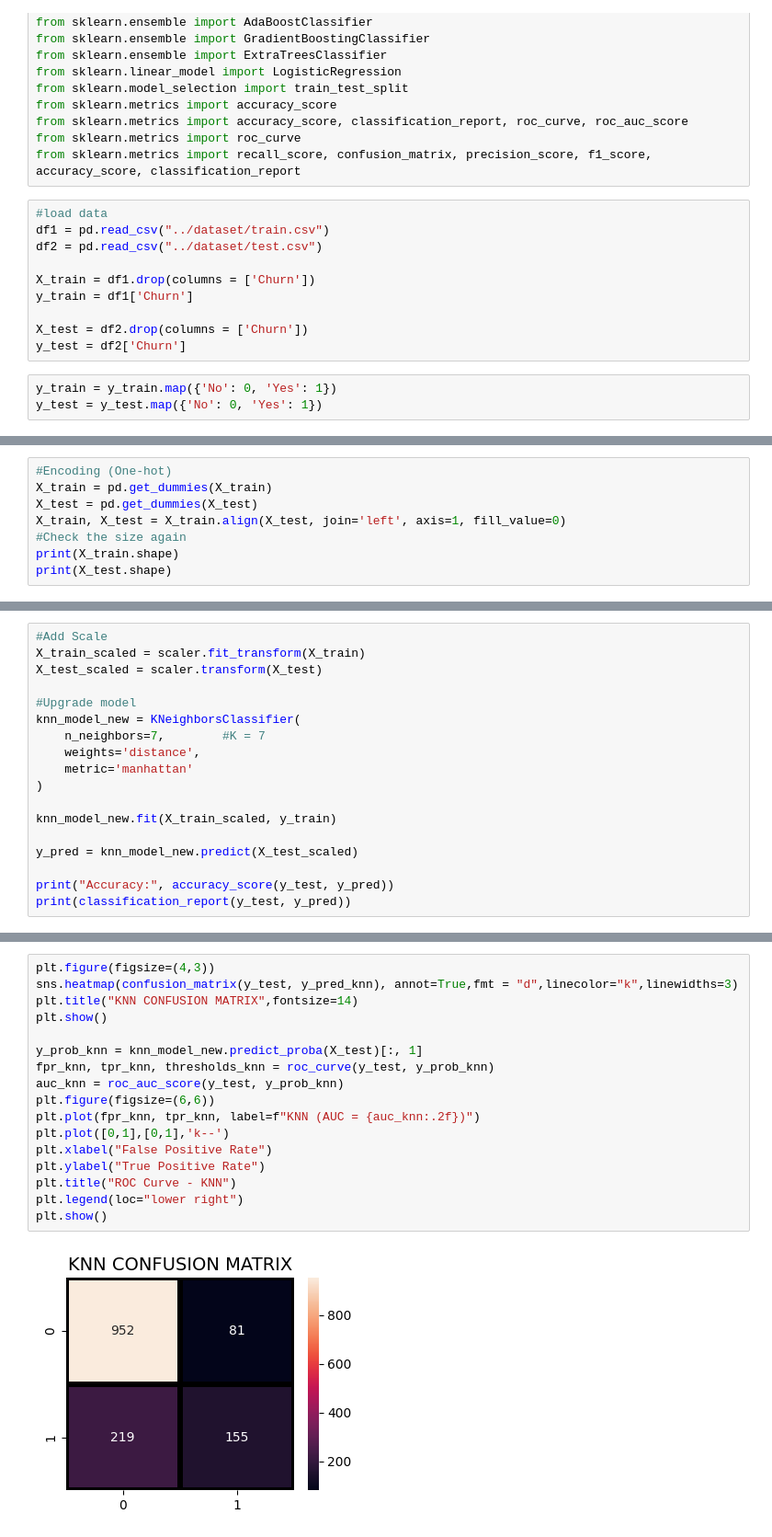
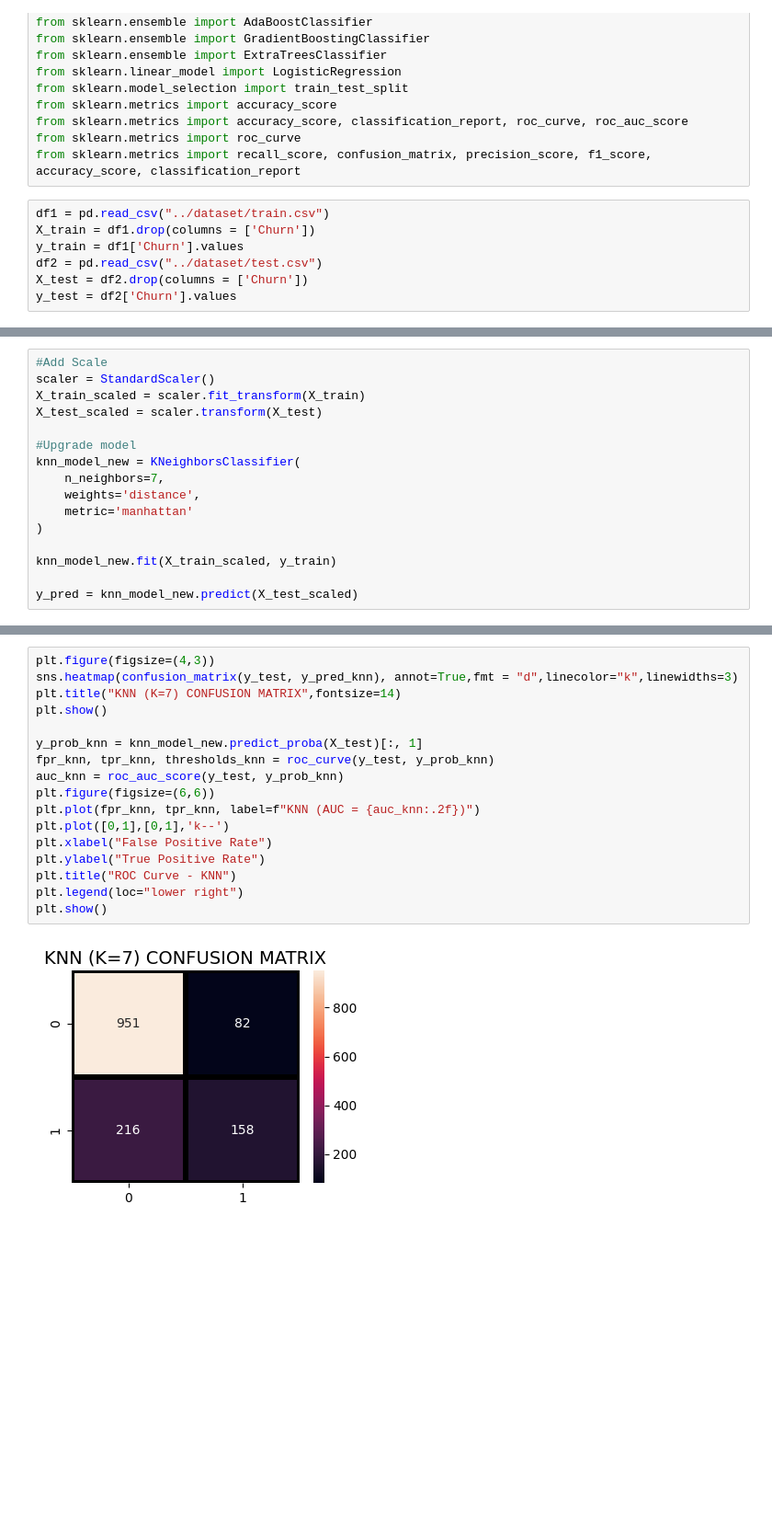
Before and after one commit to ngocmai141106/AI66B_group_9, a Jupyter notebook: code/upgrade_KNN.ipynb, the cells around one changed output, grey strips where cells are left out. Shown at 92% size. Drawn from its saved outputs; the diff is of its cells as text; blank space fills up the shorter version.

```diff
--- a/code/upgrade_KNN.ipynb
+++ b/code/upgrade_KNN.ipynb
@@ -29,15 +29,9 @@ from sklearn.metrics import accuracy_score, classification_report, roc_curve, ro
 from sklearn.metrics import roc_curve
 from sklearn.metrics import recall_score, confusion_matrix, precision_score, f1_score, accuracy_score, classification_report
 # %%
-#load data
 df1 = pd.read_csv("../dataset/train.csv")
+X_train = df1.drop(columns = ['Churn'])
+y_train = df1['Churn'].values
 df2 = pd.read_csv("../dataset/test.csv")
-
-X_train = df1.drop(columns = ['Churn'])
-y_train = df1['Churn']
-
 X_test = df2.drop(columns = ['Churn'])
-y_test = df2['Churn']
+y_test = df2['Churn'].values
-# %%
-y_train = y_train.map({'No': 0, 'Yes': 1})
-y_test = y_test.map({'No': 0, 'Yes': 1})
@@ -75,8 +37,0 @@ print(X_test.shape)
-# %%
-#Encoding (One-hot)
-X_train = pd.get_dummies(X_train)
-X_test = pd.get_dummies(X_test)
-X_train, X_test = X_train.align(X_test, join='left', axis=1, fill_value=0)
-#Check the size again
-print(X_train.shape)
-print(X_test.shape)
@@ -126,12 +64,13 @@ plt.show()
 [figure]
 # %%
 #Add Scale
+scaler = StandardScaler()
 X_train_scaled = scaler.fit_transform(X_train)
 X_test_scaled = scaler.transform(X_test)
 
 #Upgrade model
 knn_model_new = KNeighborsClassifier(
-    n_neighbors=7,        #K = 7
+    n_neighbors=7,
     weights='distance',
     metric='manhattan'
 )
@@ -139,6 +78,3 @@ knn_model_new = KNeighborsClassifier(
 knn_model_new.fit(X_train_scaled, y_train)
 
 y_pred = knn_model_new.predict(X_test_scaled)
-
-print("Accuracy:", accuracy_score(y_test, y_pred))
-print(classification_report(y_test, y_pred))
@@ -155,19 +81,19 @@ weighted avg       0.74      0.74      0.74      1407
 # %%
 plt.figure(figsize=(4,3))
 sns.heatmap(confusion_matrix(y_test, y_pred_knn), annot=True,fmt = "d",linecolor="k",linewidths=3)
-plt.title("KNN CONFUSION MATRIX",fontsize=14)
+plt.title("KNN (K=7) CONFUSION MATRIX",fontsize=14)
 plt.show()
 
 y_prob_knn = knn_model_new.predict_proba(X_test)[:, 1]
 fpr_knn, tpr_knn, thresholds_knn = roc_curve(y_test, y_prob_knn)
 auc_knn = roc_auc_score(y_test, y_prob_knn)
 plt.figure(figsize=(6,6))
 plt.plot(fpr_knn, tpr_knn, label=f"KNN (AUC = {auc_knn:.2f})")
 plt.plot([0,1],[0,1],'k--')
 plt.xlabel("False Positive Rate")
 plt.ylabel("True Positive Rate")
 plt.title("ROC Curve - KNN")
 plt.legend(loc="lower right")
 plt.show()
 # %% [output]
-[figure, old version]
+[figure, new version]
```
Also changed, not shown: parts of 9 cells of this notebook, 4 other files.
